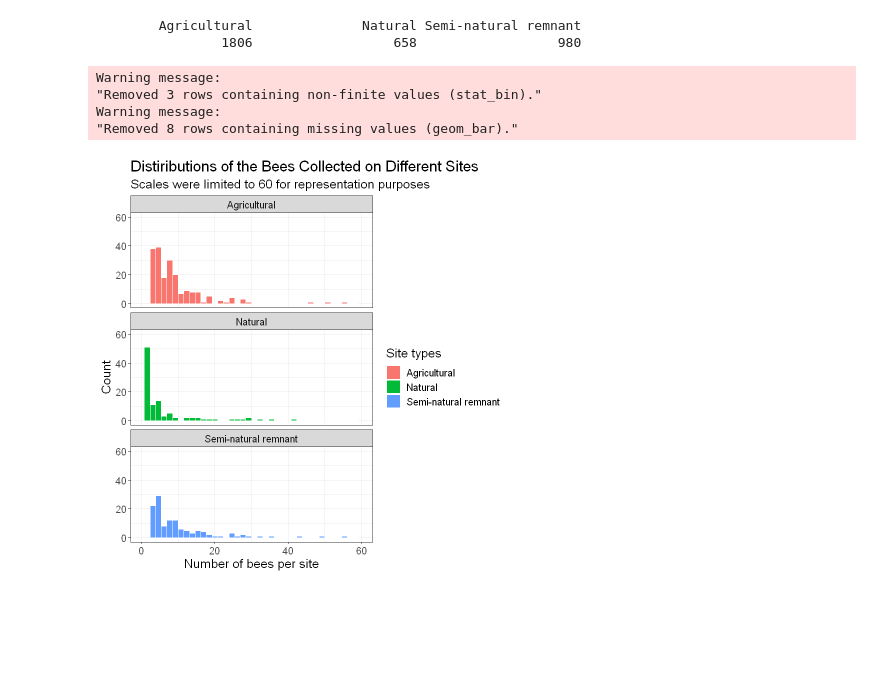
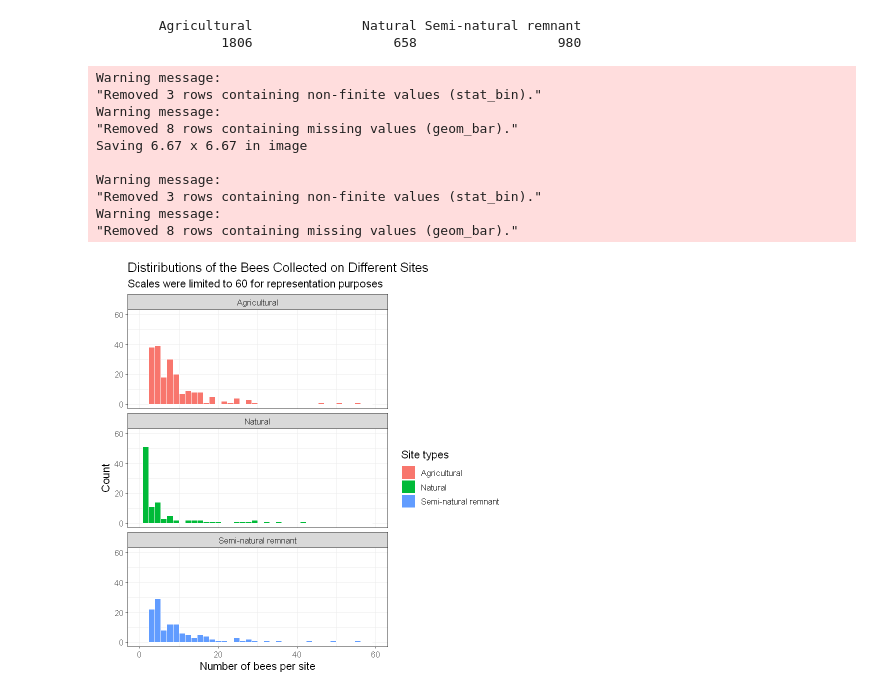
Before and after one commit to UBC-MDS/DSCI_522_Bee_Count_Comparison_Group_26, a Jupyter notebook: src/eda_literate_code_document.ipynb, the cells around one changed output. Cells and saved outputs as stored; diff of their text form; code cells hidden in the pictures; blank space fills up the shorter version.

Commit message:
resized the figures in EDA

```diff
--- a/src/eda_literate_code_document.ipynb
+++ b/src/eda_literate_code_document.ipynb
@@ -89,30 +89,36 @@ table(bee_df$site_type)
 # %%
 # Distiributions of the bees collected on different sites (Histogram)
 
 bee_df_hist <- ggplot(bee_df) +
     aes(x = no_of_bees,
         fill = site_type) +
     geom_histogram(bins = 40, color = 'white') +
     facet_wrap(~site_type, ncol = 1) +
     labs(x = "Number of bees per site",
          y = "Count",
          fill = "Site types",
          title = "Distiributions of the Bees Collected on Different Sites",
          subtitle = "Scales were limited to 60 for representation purposes"
          ) +
     xlim(0, 60) +
     ylim(0, 60) +
     theme_bw() +
-    theme(text =  element_text(size = 15))
+    theme(text =  element_text(size = 13))
 
 bee_df_hist
 #ggsave("bee_df_hist.png")
 # %% [output]
 Warning message:
 "Removed 3 rows containing non-finite values (stat_bin)."
 Warning message:
 "Removed 8 rows containing missing values (geom_bar)."
+Saving 6.67 x 6.67 in image
+
+Warning message:
+"Removed 3 rows containing non-finite values (stat_bin)."
+Warning message:
+"Removed 8 rows containing missing values (geom_bar)."
-[figure, old version]
+[figure, new version]
 # %%
 # Distiributions of the bees collected on different sites (Violin Plot with Mean)
 
```
Also changed, not shown: parts of 2 cells of this notebook, 2 other files.
